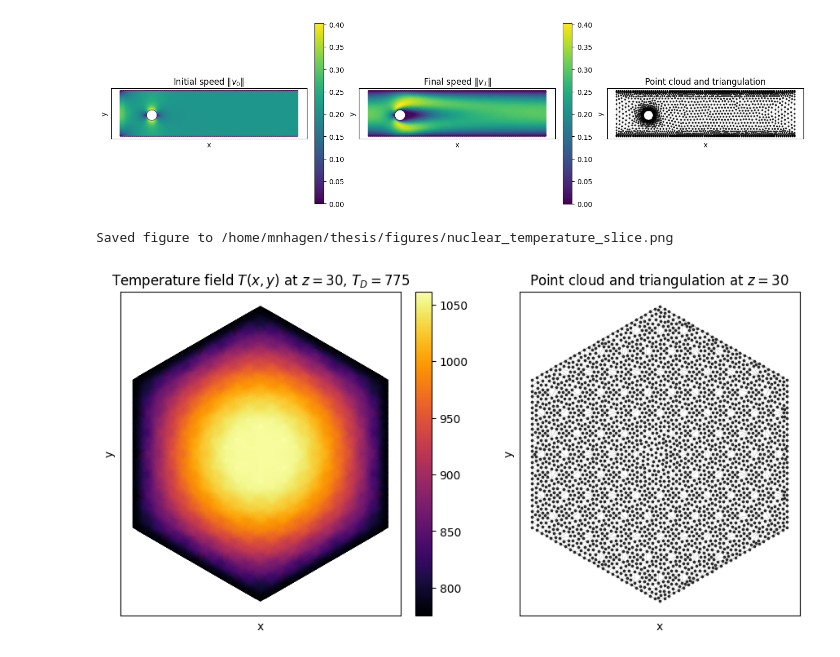
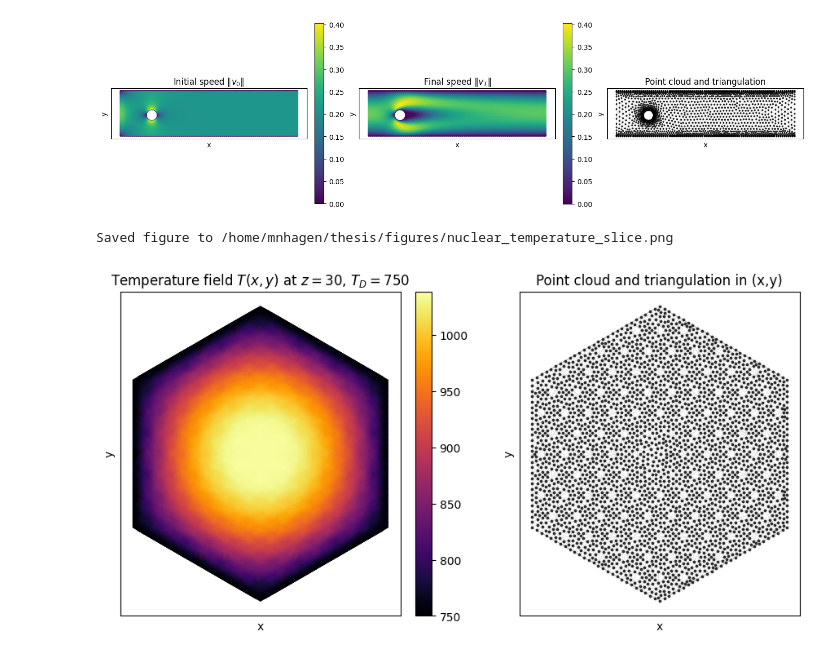
Before and after one commit to mnhagen/Discretization-Invariant-and-Mesh-Free-Operator-Learning, a Jupyter notebook: scripts/dataset_thesis_plots.ipynb, the cells around one changed output. Saved outputs shown, nothing was run; the diff lists cells and outputs as text; code cells hidden in the pictures.

```diff
--- a/scripts/dataset_thesis_plots.ipynb
+++ b/scripts/dataset_thesis_plots.ipynb
@@ -242,7 +242,7 @@ Saved figure to /home/mnhagen/thesis/figures/cylinder_flow_input_output.png
 import matplotlib.tri as mtri
 
 nuclear_path = Path("/scratch/ROM_datasets_nico/Data_Single_Stack/simulation_data_complete.h5")
-temperature_value = 775
+temperature_value = 750
 z_value = 30.0
 z_tol = 1e-8
 save_figure = True
@@ -275,32 +275,32 @@ xy = coords[mask, :2]
 temperature_slice = temperature[mask]
 triang = mtri.Triangulation(xy[:, 0], xy[:, 1])
 
 fig, axes = plt.subplots(1, 2, figsize=(10, 4.5), constrained_layout=True)
 
 im0 = axes[0].tripcolor(triang, temperature_slice, shading="gouraud", cmap="inferno")
 axes[0].set_title(rf"Temperature field $T(x,y)$ at $z={z_actual:g}$, $T_D={temperature_value}$")
 axes[0].set_xlabel("x")
 axes[0].set_ylabel("y")
 axes[0].set_aspect("equal")
 axes[0].set_xticks([])
 axes[0].set_yticks([])
 fig.colorbar(im0, ax=axes[0], fraction=0.046, pad=0.04)
 
 axes[1].triplot(triang, color="0.75", linewidth=0.35)
 axes[1].scatter(xy[:, 0], xy[:, 1], s=3, c="black", alpha=0.7)
-axes[1].set_title(rf"Point cloud and triangulation at $z={z_actual:g}$")
+axes[1].set_title(rf"Point cloud and triangulation in (x,y)")
 axes[1].set_xlabel("x")
 axes[1].set_ylabel("y")
 axes[1].set_aspect("equal")
 axes[1].set_xticks([])
 axes[1].set_yticks([])
 
 if save_figure:
     save_path.parent.mkdir(parents=True, exist_ok=True)
     fig.savefig(save_path, dpi=300, bbox_inches="tight")
     print(f"Saved figure to {save_path}")
 
 plt.show()
 # %% [output]
 Saved figure to /home/mnhagen/thesis/figures/nuclear_temperature_slice.png
-[figure, old version]
+[figure, new version]
```
Also changed, not shown: 31 other files.
